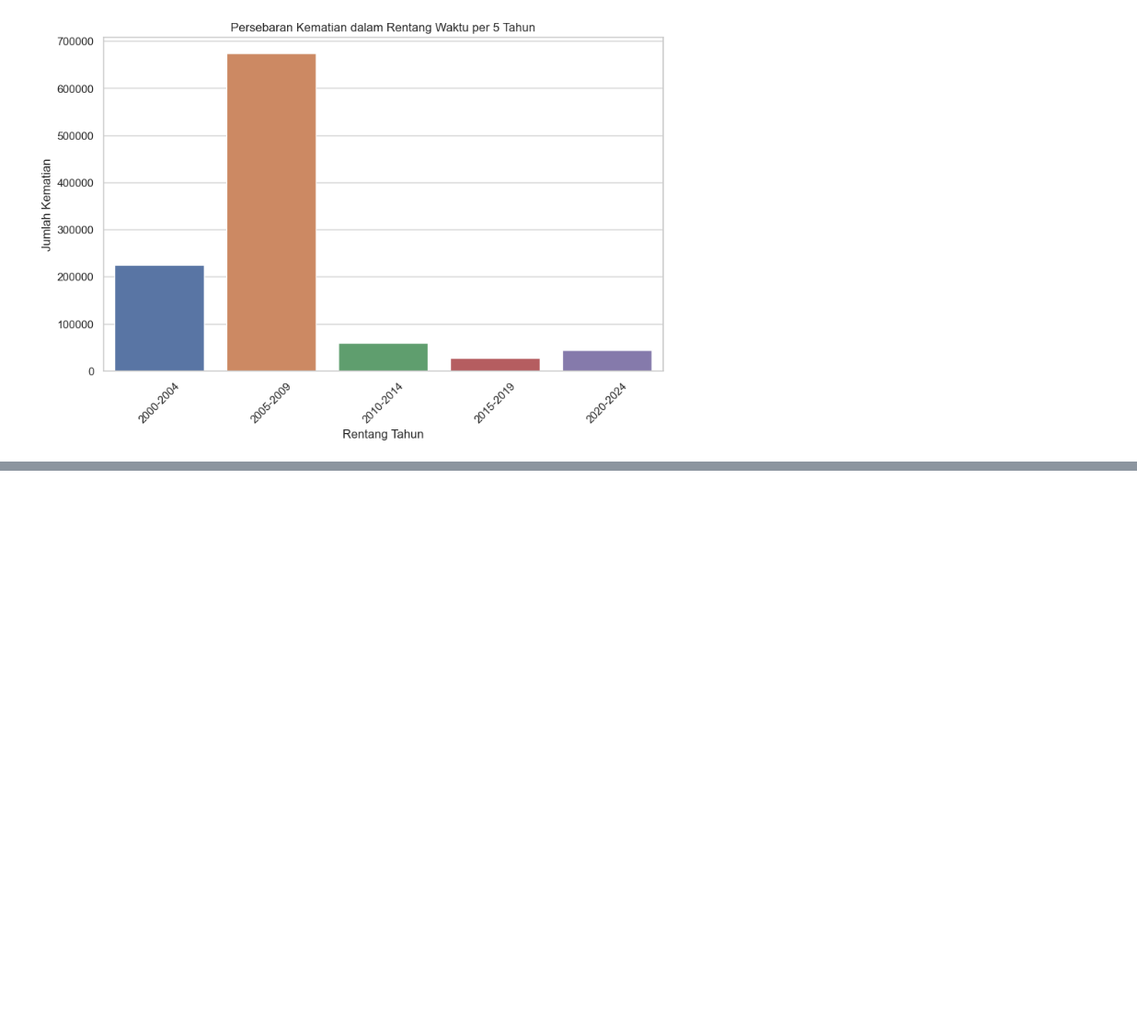
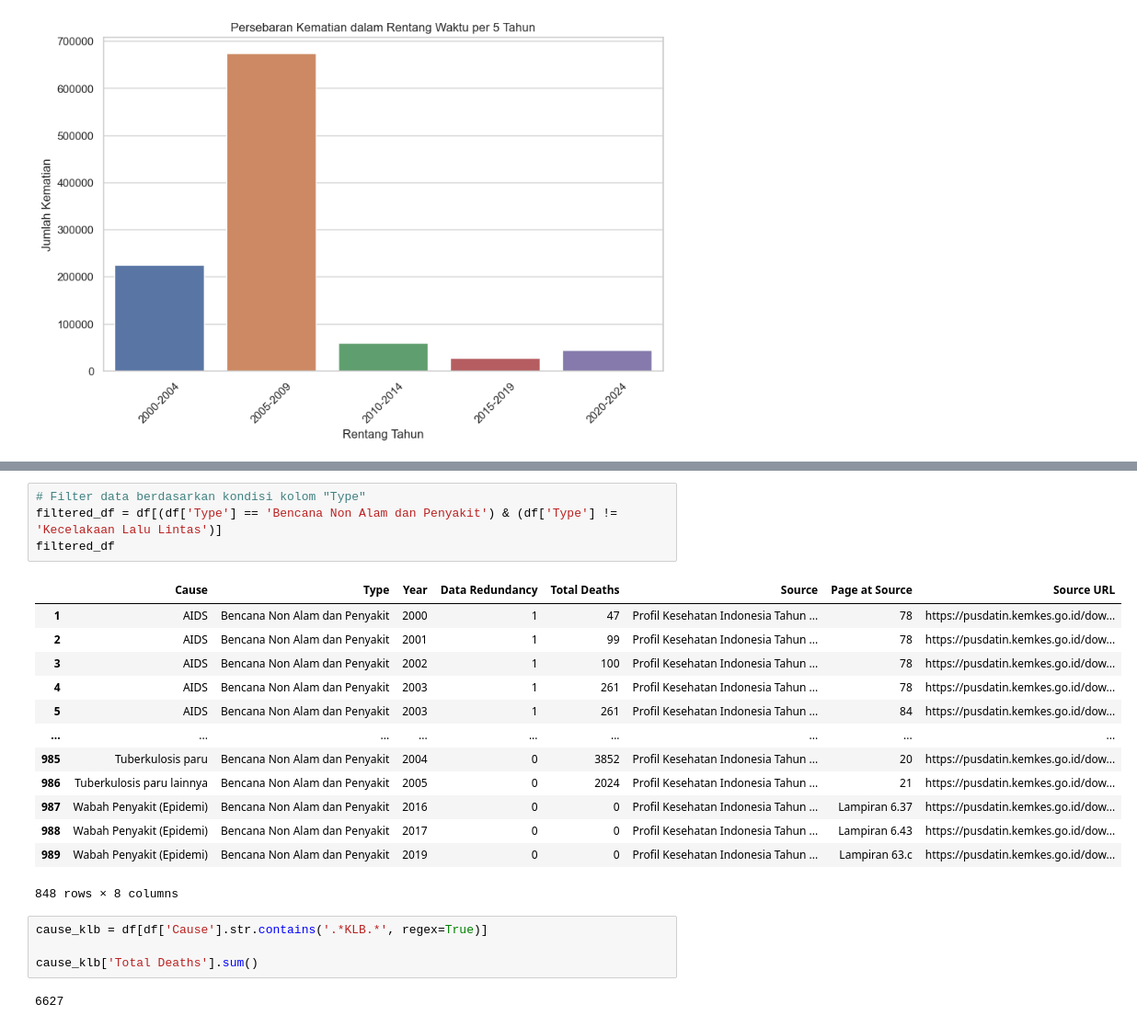
Before and after one commit to whisnumurtyga/sada, a Jupyter notebook: code/cause-of-death/cause-of-death.ipynb, the cells around one changed output, grey strips where cells are left out. Shown: that part at 92% size. Drawn from its saved outputs; the diff is of its cells as text; blank space fills up the shorter version.

```diff
--- a/code/cause-of-death/cause-of-death.ipynb
+++ b/code/cause-of-death/cause-of-death.ipynb
@@ -694,0 +732,24 @@ plt.show()
+# %%
+# Filter data berdasarkan kondisi kolom "Type"
+filtered_df = df[(df['Type'] == 'Bencana Non Alam dan Penyakit') & (df['Type'] != 'Kecelakaan Lalu Lintas')]
+filtered_df
+# %% [output]
+|  | Cause | Type | Year | Data Redundancy | Total Deaths | Source | Page at Source | Source URL |
+| 1 | AIDS | Bencana Non Alam dan Penyakit | 2000 | 1 | 47 | Profil Kesehatan Indonesia Tahun ... | 78 | https://pusdatin.kemkes.go.id/dow... |
+| 2 | AIDS | Bencana Non Alam dan Penyakit | 2001 | 1 | 99 | Profil Kesehatan Indonesia Tahun ... | 78 | https://pusdatin.kemkes.go.id/dow... |
+| 3 | AIDS | Bencana Non Alam dan Penyakit | 2002 | 1 | 100 | Profil Kesehatan Indonesia Tahun ... | 78 | https://pusdatin.kemkes.go.id/dow... |
+| 4 | AIDS | Bencana Non Alam dan Penyakit | 2003 | 1 | 261 | Profil Kesehatan Indonesia Tahun ... | 78 | https://pusdatin.kemkes.go.id/dow... |
+| 5 | AIDS | Bencana Non Alam dan Penyakit | 2003 | 1 | 261 | Profil Kesehatan Indonesia Tahun ... | 84 | https://pusdatin.kemkes.go.id/dow... |
+| ... | ... | ... | ... | ... | ... | ... | ... | ... |
+| 985 | Tuberkulosis paru | Bencana Non Alam dan Penyakit | 2004 | 0 | 3852 | Profil Kesehatan Indonesia Tahun ... | 20 | https://pusdatin.kemkes.go.id/dow... |
+| 986 | Tuberkulosis paru lainnya | Bencana Non Alam dan Penyakit | 2005 | 0 | 2024 | Profil Kesehatan Indonesia Tahun ... | 21 | https://pusdatin.kemkes.go.id/dow... |
+| 987 | Wabah Penyakit (Epidemi) | Bencana Non Alam dan Penyakit | 2016 | 0 | 0 | Profil Kesehatan Indonesia Tahun ... | Lampiran 6.37 | https://pusdatin.kemkes.go.id/dow... |
+| 988 | Wabah Penyakit (Epidemi) | Bencana Non Alam dan Penyakit | 2017 | 0 | 0 | Profil Kesehatan Indonesia Tahun ... | Lampiran 6.43 | https://pusdatin.kemkes.go.id/dow... |
+| 989 | Wabah Penyakit (Epidemi) | Bencana Non Alam dan Penyakit | 2019 | 0 | 0 | Profil Kesehatan Indonesia Tahun ... | Lampiran 63.c | https://pusdatin.kemkes.go.id/dow... |
+848 rows × 8 columns
+# %%
+cause_klb = df[df['Cause'].str.contains('.*KLB.*', regex=True)]
+
+cause_klb['Total Deaths'].sum()
+# %% [output]
+6627
```
Also changed, not shown: parts of 8 cells of this notebook, 16 other files.
